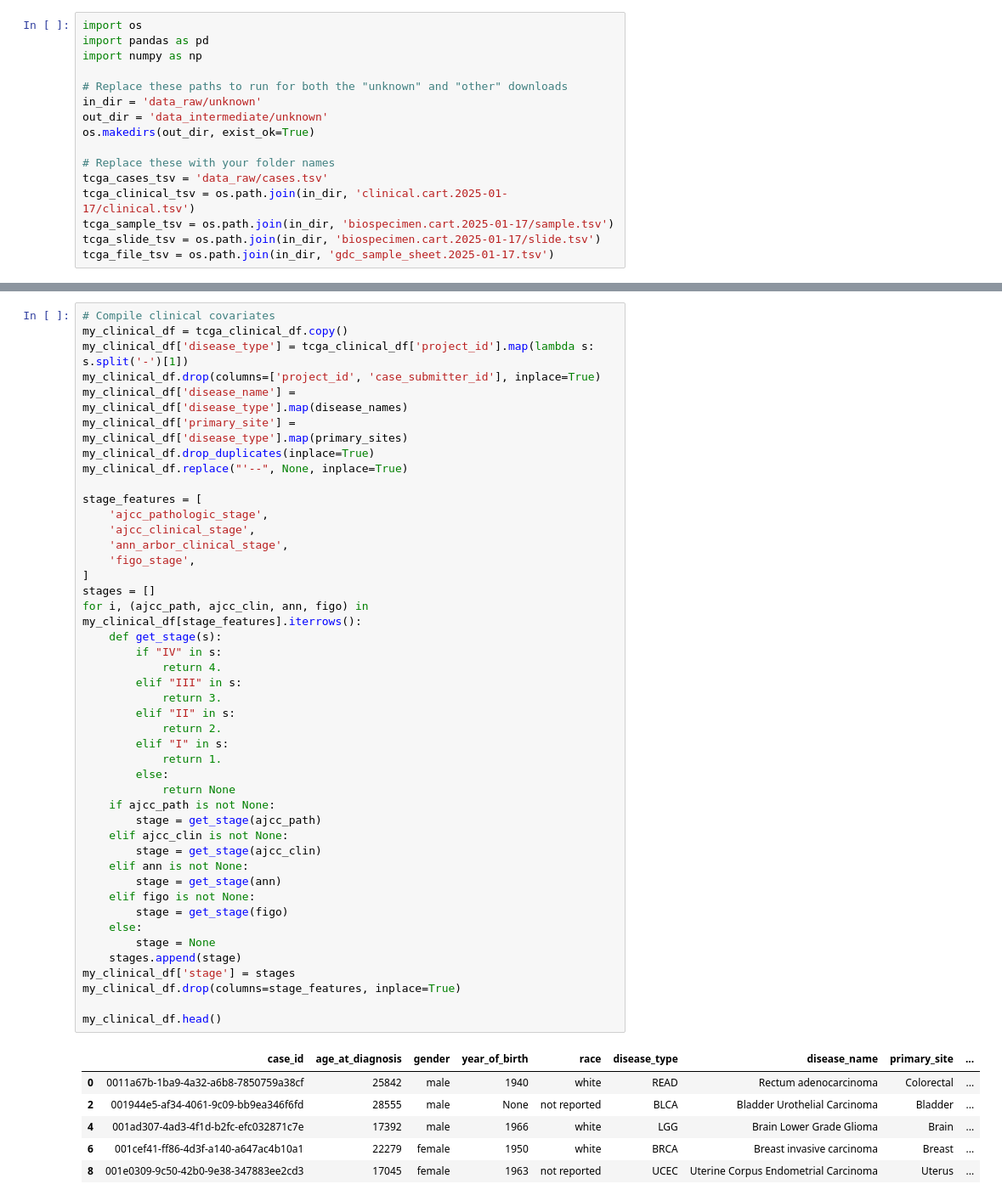
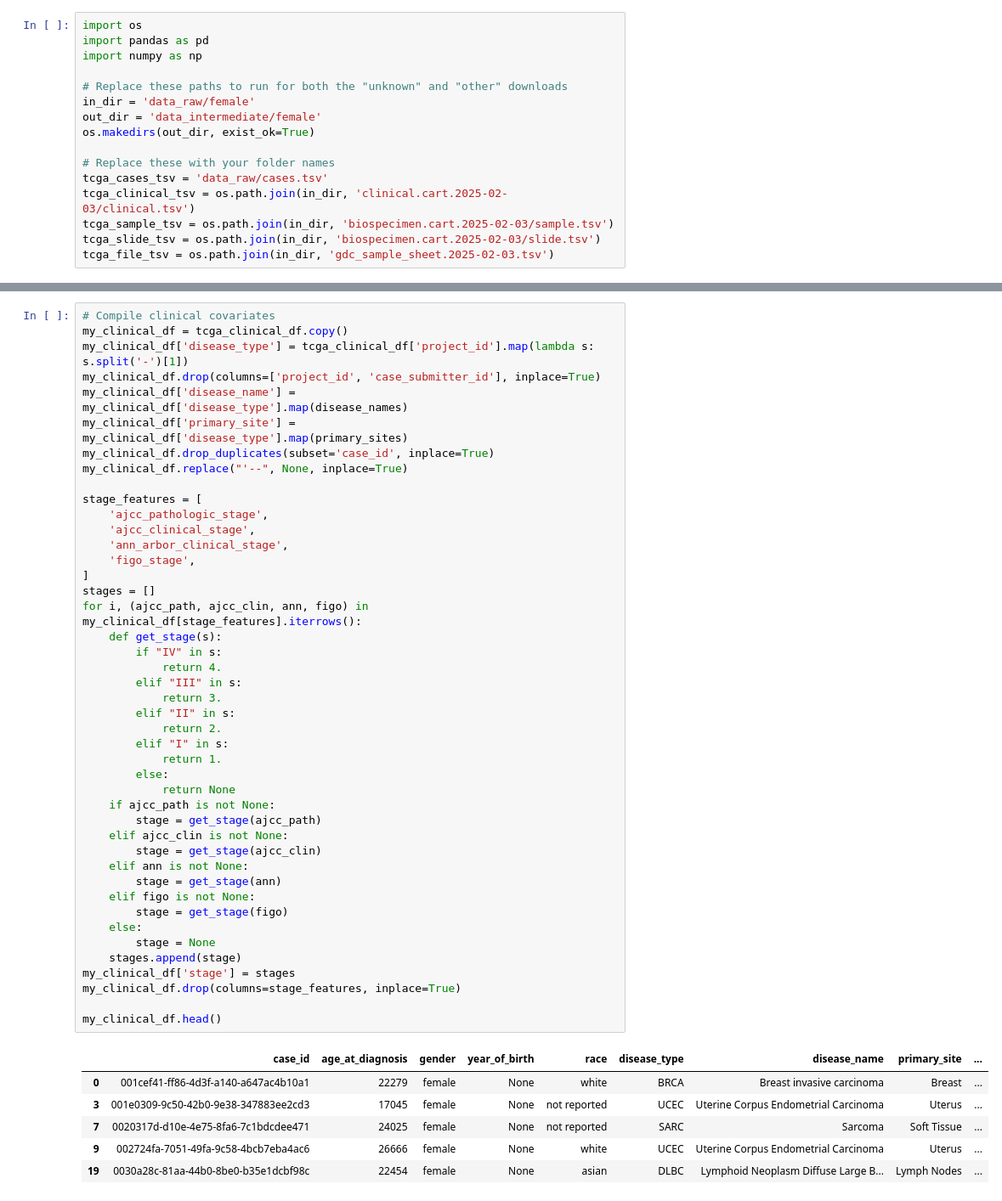
Before and after one commit to cnellington/CancerContextualized, a Jupyter notebook: 01_download.ipynb, the cells around one changed output, grey strips where cells are left out. Shown at 85% size. Saved outputs shown, nothing was run; the diff lists cells and outputs as text.

```diff
--- a/01_download.ipynb
+++ b/01_download.ipynb
@@ -42,14 +49,14 @@ import pandas as pd
 import numpy as np
 
 # Replace these paths to run for both the "unknown" and "other" downloads
-in_dir = 'data_raw/unknown'
-out_dir = 'data_intermediate/unknown'
+in_dir = 'data_raw/female'
+out_dir = 'data_intermediate/female'
 os.makedirs(out_dir, exist_ok=True)
 
 # Replace these with your folder names
 tcga_cases_tsv = 'data_raw/cases.tsv'
-tcga_clinical_tsv = os.path.join(in_dir, 'clinical.cart.2025-01-17/clinical.tsv')
-tcga_sample_tsv = os.path.join(in_dir, 'biospecimen.cart.2025-01-17/sample.tsv')
-tcga_slide_tsv = os.path.join(in_dir, 'biospecimen.cart.2025-01-17/slide.tsv')
-tcga_file_tsv = os.path.join(in_dir, 'gdc_sample_sheet.2025-01-17.tsv')
+tcga_clinical_tsv = os.path.join(in_dir, 'clinical.cart.2025-02-03/clinical.tsv')
+tcga_sample_tsv = os.path.join(in_dir, 'biospecimen.cart.2025-02-03/sample.tsv')
+tcga_slide_tsv = os.path.join(in_dir, 'biospecimen.cart.2025-02-03/slide.tsv')
+tcga_file_tsv = os.path.join(in_dir, 'gdc_sample_sheet.2025-02-03.tsv')
 # %%
@@ -237,7 +240,7 @@ my_clinical_df['disease_type'] = tcga_clinical_df['project_id'].map(lambda s: s.
 my_clinical_df.drop(columns=['project_id', 'case_submitter_id'], inplace=True)
 my_clinical_df['disease_name'] = my_clinical_df['disease_type'].map(disease_names)
 my_clinical_df['primary_site'] = my_clinical_df['disease_type'].map(primary_sites)
-my_clinical_df.drop_duplicates(inplace=True)
+my_clinical_df.drop_duplicates(subset='case_id', inplace=True)
 my_clinical_df.replace("'--", None, inplace=True)
 
 stage_features = [
@@ -249,38 +252,38 @@ stage_features = [
 stages = []
 for i, (ajcc_path, ajcc_clin, ann, figo) in my_clinical_df[stage_features].iterrows():
     def get_stage(s):
         if "IV" in s:
             return 4.
         elif "III" in s:
             return 3.
         elif "II" in s:
             return 2.
         elif "I" in s:
             return 1.
         else:
             return None
     if ajcc_path is not None:
         stage = get_stage(ajcc_path)
     elif ajcc_clin is not None:
         stage = get_stage(ajcc_clin)
     elif ann is not None:
         stage = get_stage(ann)
     elif figo is not None:
         stage = get_stage(figo)
     else:
         stage = None
     stages.append(stage)
 my_clinical_df['stage'] = stages
 my_clinical_df.drop(columns=stage_features, inplace=True)
 
 my_clinical_df.head()
 # %% [output]
 |  | case_id | age_at_diagnosis | gender | year_of_birth | race | disease_type | disease_name | primary_site | ... |
-| 0 | 0011a67b-1ba9-4a32-a6b8-7850759a38cf | 25842 | male | 1940 | white | READ | Rectum adenocarcinoma | Colorectal | ... |
-| 2 | 001944e5-af34-4061-9c09-bb9ea346f6fd | 28555 | male | None | not reported | BLCA | Bladder Urothelial Carcinoma | Bladder | ... |
-| 4 | 001ad307-4ad3-4f1d-b2fc-efc032871c7e | 17392 | male | 1966 | white | LGG | Brain Lower Grade Glioma | Brain | ... |
-| 6 | 001cef41-ff86-4d3f-a140-a647ac4b10a1 | 22279 | female | 1950 | white | BRCA | Breast invasive carcinoma | Breast | ... |
-| 8 | 001e0309-9c50-42b0-9e38-347883ee2cd3 | 17045 | female | 1963 | not reported | UCEC | Uterine Corpus Endometrial Carcinoma | Uterus | ... |
+| 0 | 001cef41-ff86-4d3f-a140-a647ac4b10a1 | 22279 | female | None | white | BRCA | Breast invasive carcinoma | Breast | ... |
+| 3 | 001e0309-9c50-42b0-9e38-347883ee2cd3 | 17045 | female | None | not reported | UCEC | Uterine Corpus Endometrial Carcinoma | Uterus | ... |
+| 7 | 0020317d-d10e-4e75-8fa6-7c1bdcdee471 | 24025 | female | None | not reported | SARC | Sarcoma | Soft Tissue | ... |
+| 9 | 002724fa-7051-49fa-9c58-4bcb7eba4ac6 | 26666 | female | None | white | UCEC | Uterine Corpus Endometrial Carcinoma | Uterus | ... |
+| 19 | 0030a28c-81aa-44b0-8be0-b35e1dcbf98c | 22454 | female | None | asian | DLBC | Lymphoid Neoplasm Diffuse Large B... | Lymph Nodes | ... |
 # %%
 # Compile sample covariates and merge with clinical covariates
 # Only use the first tumor and healthy sample from each patient
```
Also changed, not shown: parts of 6 cells of this notebook, 3 other files.
